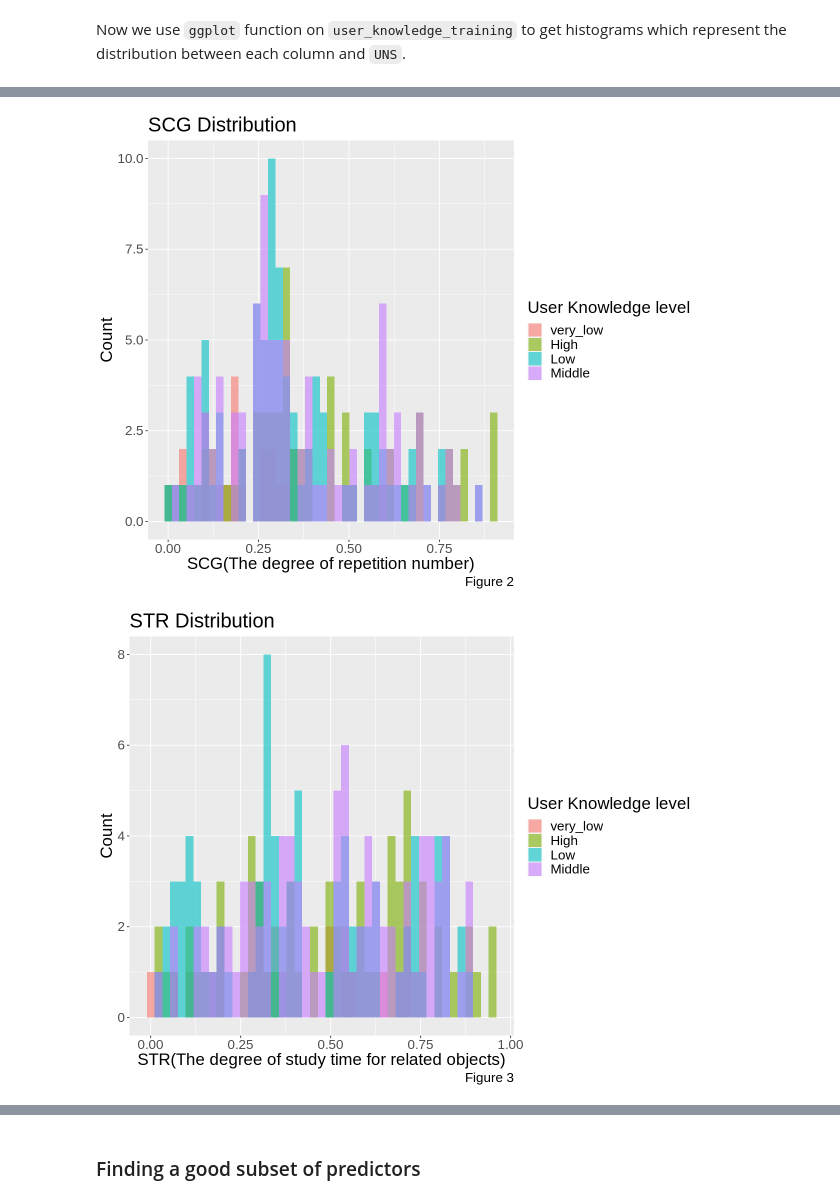
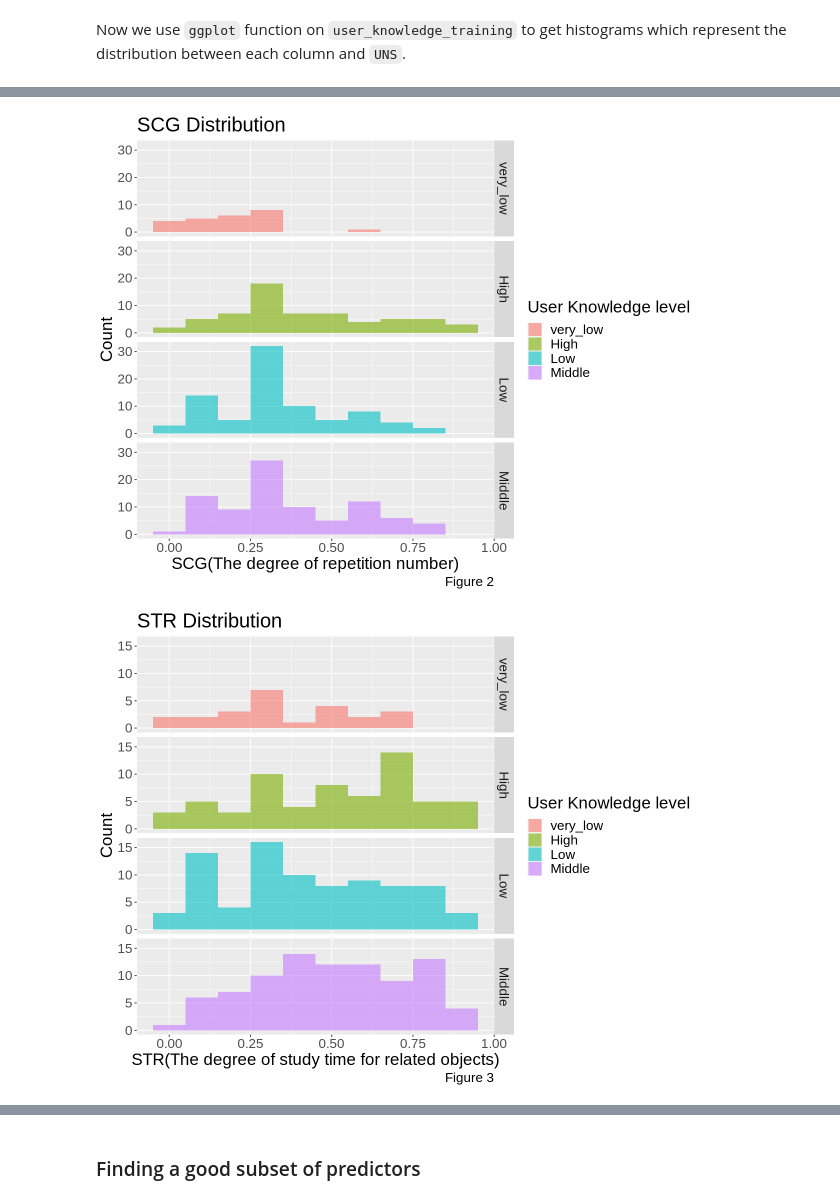
Before and after one commit to DennisZzz/DSCI100, a Jupyter notebook: user knowledge.ipynb, the cells around one changed output, grey strips where cells are left out. Drawn from its saved outputs; the diff is of its cells as text; code cells hidden in the pictures.

```diff
--- a/user knowledge.ipynb
+++ b/user knowledge.ipynb
@@ -72,11 +74,17 @@ We can see that it’s already spilt our data into training set and testing set
 # %%
 # read the training data from URL make the data reproducible
-user_knowledge_training <- read_csv("https://github.com/DennisZzz/DSCI100/raw/main/Data_User_Modeling_Dataset_Hamdi%20Tolga%20KAHRAMAN.csv")|>
+
+UNS_lkup <- c("very_low" = "very_low", "High"="High", "Low"="Low", "Middle"="Middle")
+UNS_lkup_1 <- c("Very Low" = "very_low", "High"="High", "Low"="Low", "Middle"="Middle")
+user_knowledge_training_1 <- read_csv("https://github.com/DennisZzz/DSCI100/raw/main/Data_User_Modeling_Dataset_Hamdi%20Tolga%20KAHRAMAN.csv")
+user_knowledge_training_1$UNS <- as.character(UNS_lkup[user_knowledge_training_1$UNS])
+user_knowledge_training <- user_knowledge_training_1|>
     mutate(UNS=as_factor(UNS))
 user_knowledge_training
-
 # read the testing data from URL make the data reproducible
-user_knowledge_testing <- read_csv("https://github.com/DennisZzz/DSCI100/raw/main/Data_User_Modeling_Dataset_Hamdi%20Tolga%20KAHRAMAN_testing.csv")|>
+user_knowledge_testing <- read_csv("https://github.com/DennisZzz/DSCI100/raw/main/Data_User_Modeling_Dataset_Hamdi%20Tolga%20KAHRAMAN_testing.csv")
+user_knowledge_testing$UNS <- as.character(UNS_lkup_1[user_knowledge_testing$UNS])
+user_knowledge_testing <- user_knowledge_testing|>
     mutate(UNS=as_factor(UNS))
 user_knowledge_testing
 # %% [output]
@@ -170,22 +179,24 @@ STG_vs_UNS_hist
 options(repr.plot.width = 10, repr.plot.height = 8)
 SCG_hist <- user_knowledge_training|>
     ggplot(aes(x=SCG, fill=UNS))+
-    geom_histogram(bins=45, alpha=0.6, position="identity")+
+    geom_histogram(bins=45, alpha=0.6, position="identity", binwidth = 0.1)+
     labs(x="SCG(The degree of repetition number)", y="Count", title = "SCG Distribution", caption="Figure 2", fill = "User Knowledge level")+
-    theme(text = element_text(size = 20))
+    theme(text = element_text(size = 20))+
+    facet_grid(rows = vars(UNS))
 SCG_hist
 # %% [output]
-[figure, old version]
+[figure, new version]
 # %%
 options(repr.plot.width = 10, repr.plot.height = 8)
 STR_hist <- user_knowledge_training|>
     ggplot(aes(x=STR, fill=UNS))+
-    geom_histogram(bins=45, alpha=0.6, position="identity")+
+    geom_histogram(bins=45, alpha=0.6, position="identity", binwidth = 0.1)+
     labs(x="STR(The degree of study time for related objects)", y="Count", title = "STR Distribution", caption="Figure 3", fill = "User Knowledge level")+
-    theme(text = element_text(size = 20))
+    theme(text = element_text(size = 20))+
+    facet_grid(rows = vars(UNS))
 STR_hist
 # %% [output]
-[figure, old version]
+[figure, new version]
 # %%
 options(repr.plot.width = 10, repr.plot.height = 8)
 LPR_hist <- user_knowledge_training|>
```
Also changed, not shown: parts of 14 cells of this notebook.
